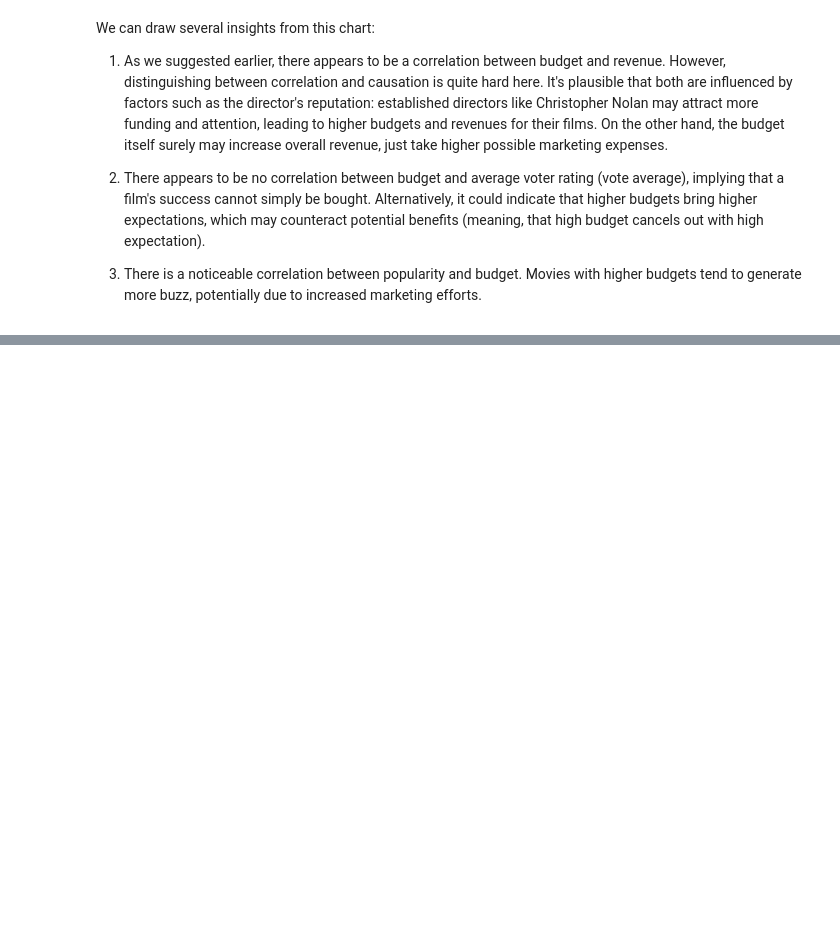
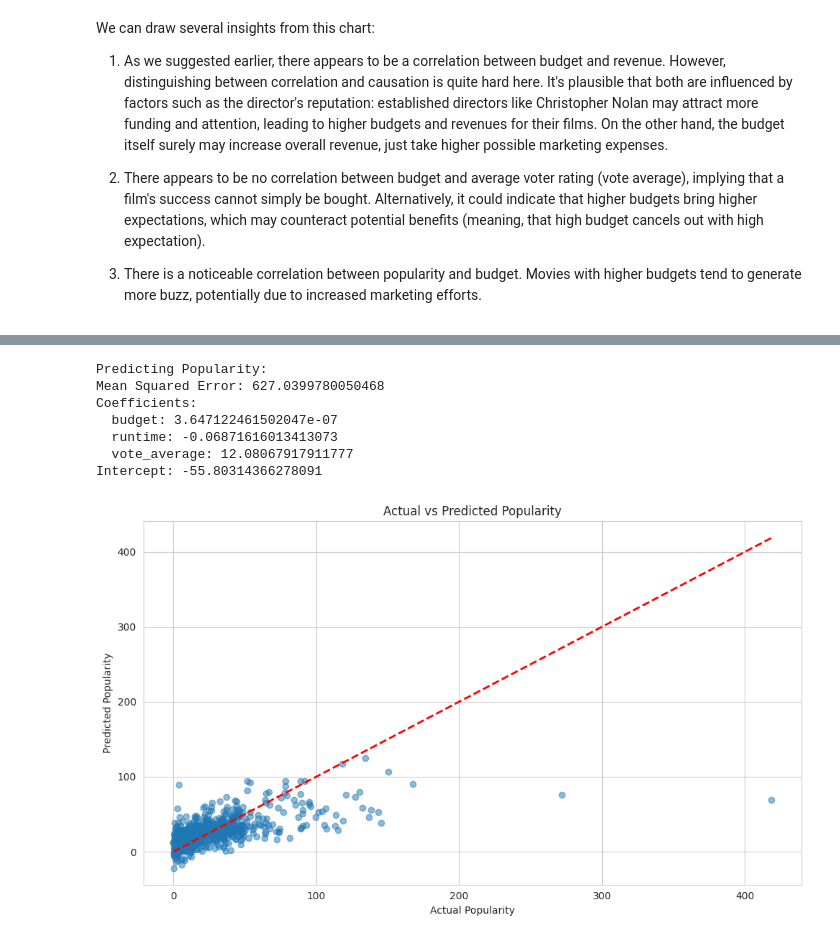
Before and after one commit to timofey256/movies-analysis, a Jupyter notebook: research.ipynb, the cells around one changed output, grey strips where cells are left out. Saved outputs shown, nothing was run; the diff lists cells and outputs as text; code cells hidden in the pictures; blank space fills up the shorter version.

```diff
--- a/research.ipynb
+++ b/research.ipynb
@@ -222,0 +425,14 @@ We can draw several insights from this chart:
+# %%
+# 3. Predicting popularity
+X = df_clean[['budget', 'runtime', 'vote_average']]
+y = df_clean['popularity']
+perform_regression(X, y, ['budget', 'runtime', 'vote_average'], 'Popularity')
+# %% [output]
+Predicting Popularity:
+Mean Squared Error: 627.0399780050468
+Coefficients:
+  budget: 3.647122461502047e-07
+  runtime: -0.06871616013413073
+  vote_average: 12.08067917911777
+Intercept: -55.80314366278091
+[figure, added]
```
Also changed, not shown: parts of 12 cells of this notebook.
